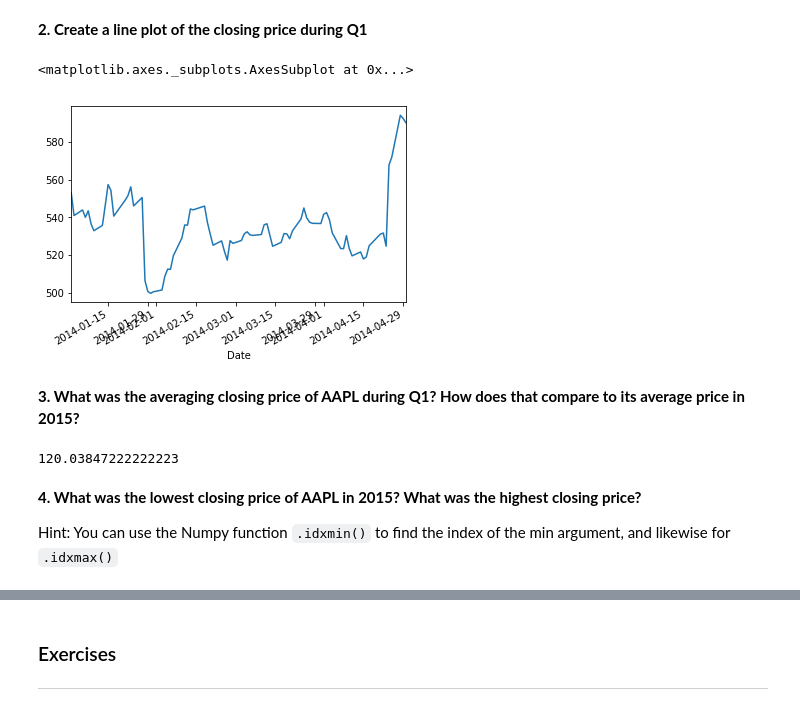
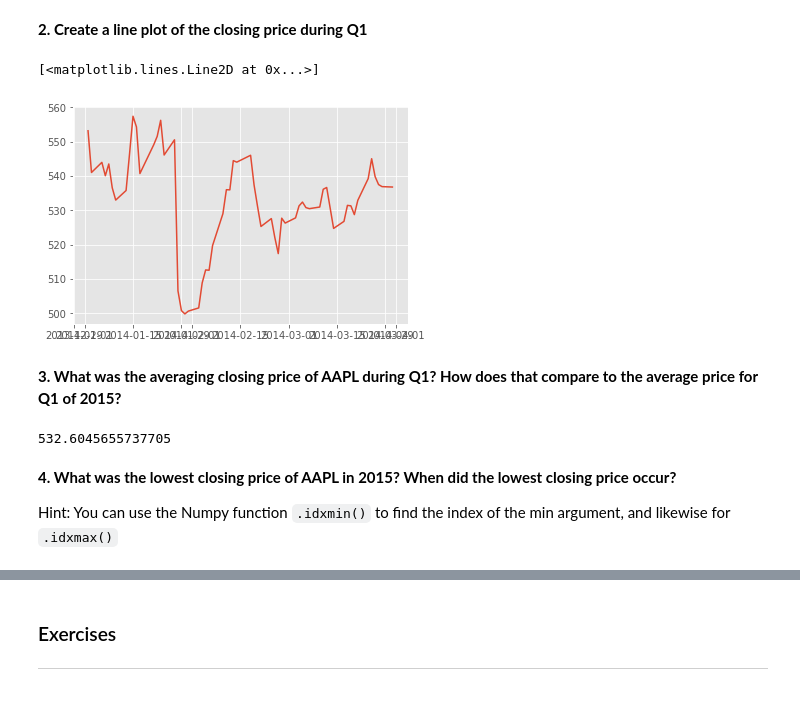
Before and after one commit to robcarrington/python-for-data-science, a Jupyter notebook: Session8/Session8_Exercises_Solved.ipynb, the cells around one changed output, grey strips where cells are left out. Saved outputs shown, nothing was run; the diff lists cells and outputs as text; code cells hidden in the pictures.

```diff
--- a/Session8/Session8_Exercises_Solved.ipynb
+++ b/Session8/Session8_Exercises_Solved.ipynb
@@ -125,23 +60,24 @@ df[columns].plot()
 ---
 **1. Create a dataframe** `q1` **with just the stock data from January to April 2014**
 # %%
-q1 = df.loc['2014-01':'2014-04']
+q1 = df.loc['2014-01':'2014-03']
 # %% [markdown]
 **2. Create a line plot of the closing price during Q1**
-# %%
-q1['Close'].plot()
-# %% [output]
-<matplotlib.axes._subplots.AxesSubplot at 0x...>
-[figure, removed]
+# %%
+plt.plot(q1.index, q1['Close'])
+# %% [output]
+[<matplotlib.lines.Line2D at 0x...>]
+[figure, added]
 # %% [markdown]
-**3. What was the averaging closing price of AAPL during Q1? How does that compare to its average price in 2015?**
+**3. What was the averaging closing price of AAPL during Q1? How does that compare to the average price for Q1 of 2015?**
 # %%
-df['Close'].mean()
-df.loc['2015','Close'].mean()
+df.loc['2014-01':'2014-03']['Close'].mean()
+
+df.loc['2015-01':'2015-03']['Close'].mean()
 # %% [output]
-120.03847222222223
+532.6045655737705
 # %% [markdown]
-**4. What was the lowest closing price of AAPL in 2015? What was the highest closing price?**
+**4. What was the lowest closing price of AAPL in 2015? When did the lowest closing price occur?**
 
 Hint: You can use the Numpy function `.idxmin()` to find the index of the min argument, and likewise for `.idxmax()`
 # %%
```
Also changed, not shown: parts of 62 cells of this notebook, 10 other files.
